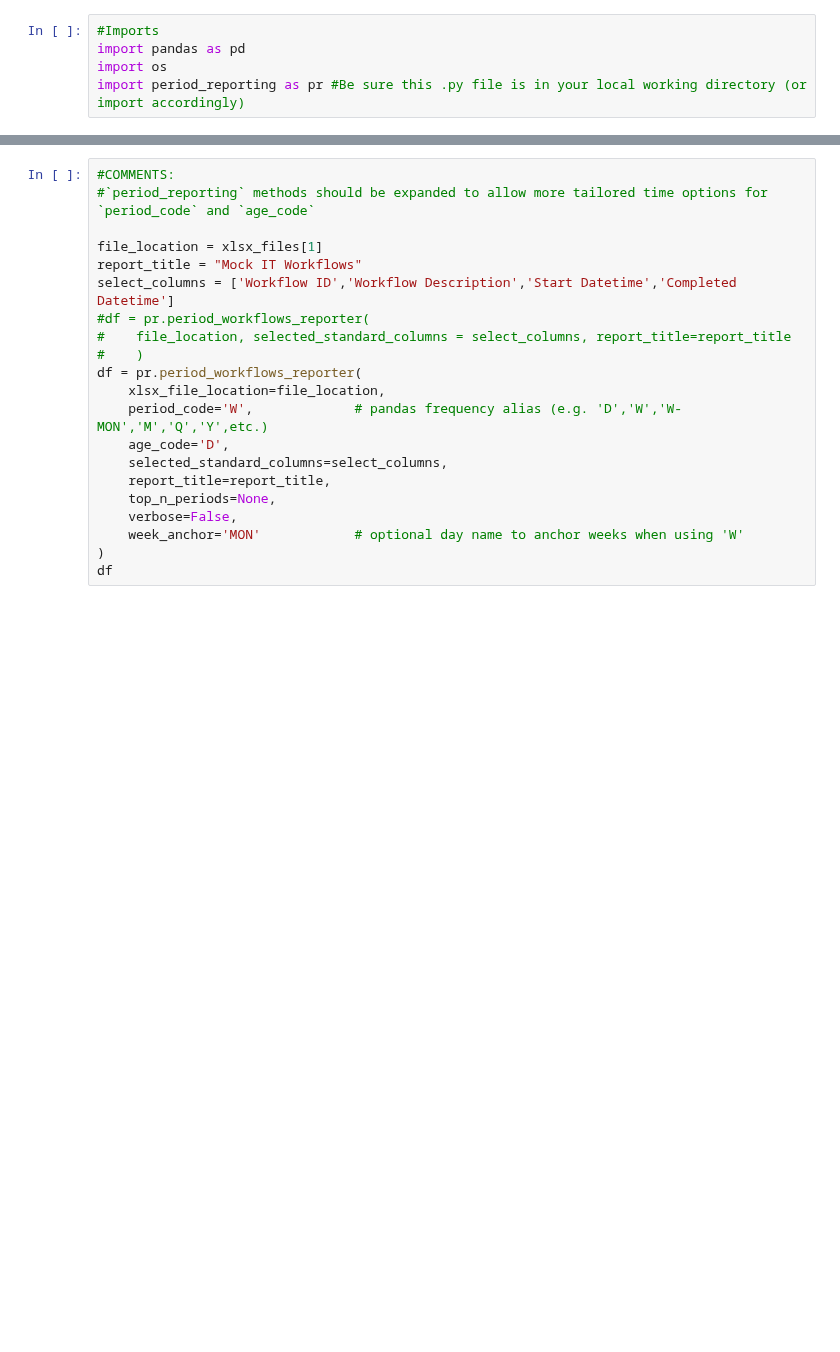
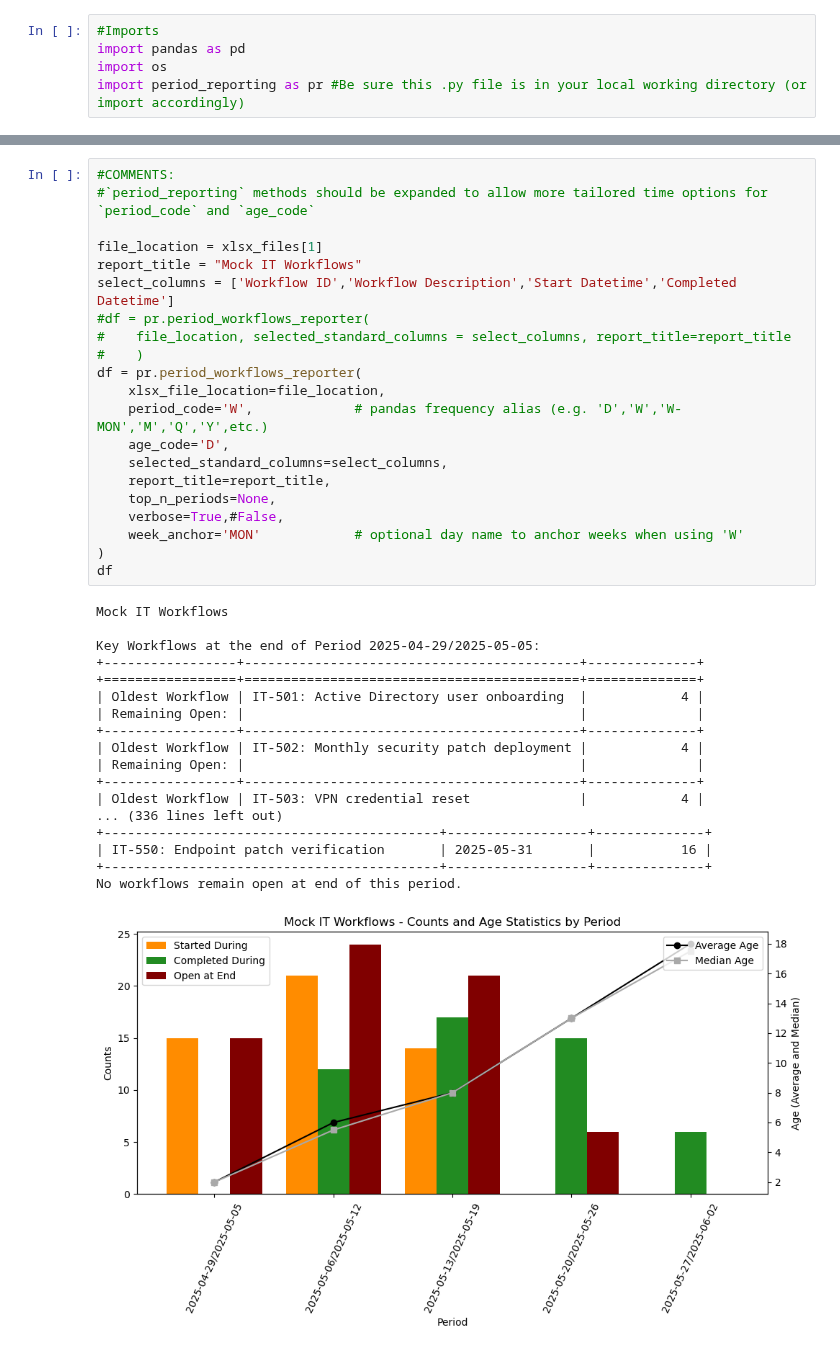
Before and after one commit to JsonBravo/Workflow_Metric_Reporting, a Jupyter notebook: period_reporting_notebook.ipynb, the cells around one changed output, grey strips where cells are left out. Saved outputs shown, nothing was run; the diff lists cells and outputs as text; blank space fills up the shorter version.

Commit message:
Made the verbose True option print the last period workflows that were 'completed' and are 'still open'

```diff
--- a/period_reporting_notebook.ipynb
+++ b/period_reporting_notebook.ipynb
@@ -49,25 +47,43 @@ Key Workflows at the end of Period 2024Q1:
 # %%
 #COMMENTS:
 #`period_reporting` methods should be expanded to allow more tailored time options for `period_code` and `age_code`
 
 file_location = xlsx_files[1]
 report_title = "Mock IT Workflows"
 select_columns = ['Workflow ID','Workflow Description','Start Datetime','Completed Datetime']
 #df = pr.period_workflows_reporter(
 #    file_location, selected_standard_columns = select_columns, report_title=report_title
 #    )
 df = pr.period_workflows_reporter(
     xlsx_file_location=file_location,
     period_code='W',             # pandas frequency alias (e.g. 'D','W','W-MON','M','Q','Y',etc.)
     age_code='D',
     selected_standard_columns=select_columns,
     report_title=report_title,
     top_n_periods=None,
-    verbose=False,
+    verbose=True,#False,
     week_anchor='MON'            # optional day name to anchor weeks when using 'W'
 )
 df
 # %% [output]
+Mock IT Workflows
+
+Key Workflows at the end of Period 2025-04-29/2025-05-05:
++-----------------+-------------------------------------------+--------------+
++=================+===========================================+==============+
+| Oldest Workflow | IT-501: Active Directory user onboarding  |            4 |
+| Remaining Open: |                                           |              |
++-----------------+-------------------------------------------+--------------+
+| Oldest Workflow | IT-502: Monthly security patch deployment |            4 |
+| Remaining Open: |                                           |              |
++-----------------+-------------------------------------------+--------------+
+| Oldest Workflow | IT-503: VPN credential reset              |            4 |
+... (336 lines left out)
++-------------------------------------------+------------------+--------------+
+| IT-550: Endpoint patch verification       | 2025-05-31       |           16 |
++-------------------------------------------+------------------+--------------+
+No workflows remain open at end of this period.
+[figure, added]
 |  | Period | Open at Start | Started During | Completed During | Open at End | Average Age | Median Age |
 | 0 | 2025-04-29/2025-05-05 | 0 | 15 | 0 | 15 | 2.0 | 2.0 |
 | 1 | 2025-05-06/2025-05-12 | 15 | 21 | 12 | 24 | 6.0 | 5.5 |
```
Also changed, not shown: parts of 3 cells of this notebook, 1 other file.
